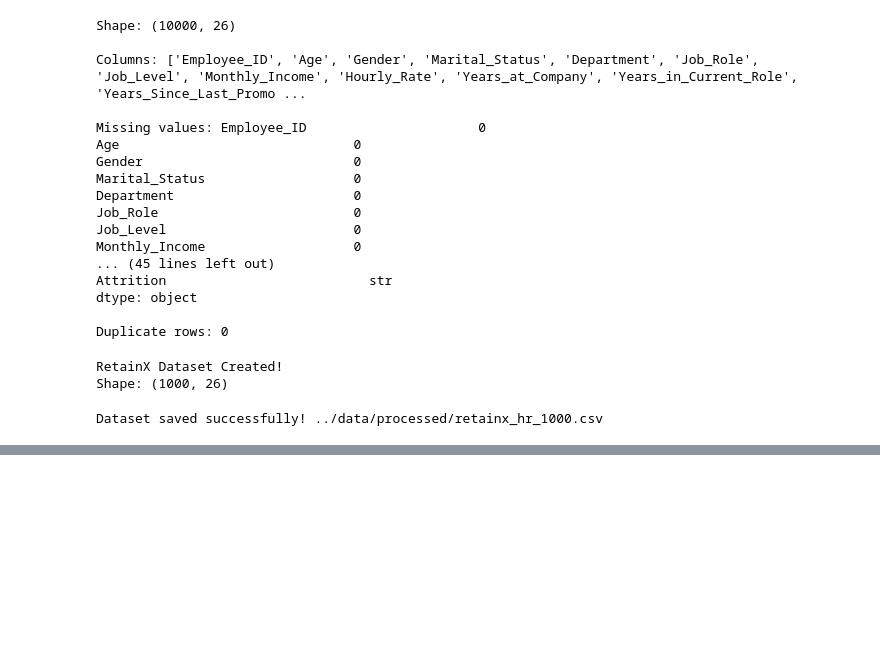
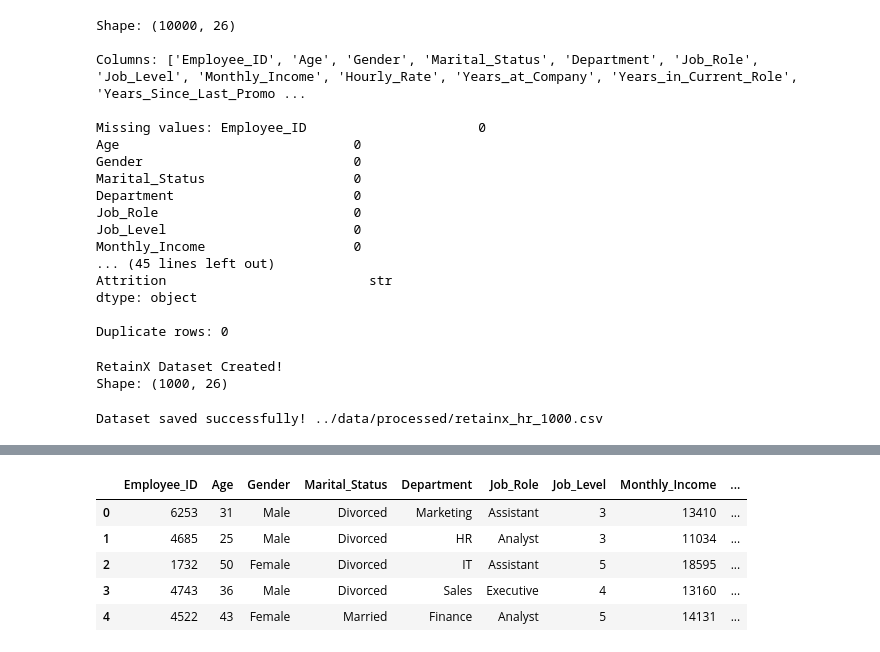
Before and after one commit to MadhanBabuUradi/RetainX, a Jupyter notebook: notebooks/01_dataset_setup.ipynb, the cells around one changed output, grey strips where cells are left out. Saved outputs shown, nothing was run; the diff lists cells and outputs as text; code cells hidden in the pictures; blank space fills up the shorter version.

```diff
--- a/notebooks/01_dataset_setup.ipynb
+++ b/notebooks/01_dataset_setup.ipynb
@@ -60,0 +110,9 @@ Dataset saved successfully! ../data/processed/retainx_hr_1000.csv
+# %%
+retainx_df.head()
+# %% [output]
+|  | Employee_ID | Age | Gender | Marital_Status | Department | Job_Role | Job_Level | Monthly_Income | ... |
+| 0 | 6253 | 31 | Male | Divorced | Marketing | Assistant | 3 | 13410 | ... |
+| 1 | 4685 | 25 | Male | Divorced | HR | Analyst | 3 | 11034 | ... |
+| 2 | 1732 | 50 | Female | Divorced | IT | Assistant | 5 | 18595 | ... |
+| 3 | 4743 | 36 | Male | Divorced | Sales | Executive | 4 | 13160 | ... |
+| 4 | 4522 | 43 | Female | Married | Finance | Analyst | 5 | 14131 | ... |
```
Also changed, not shown: parts of 7 cells of this notebook, 6 other files.
